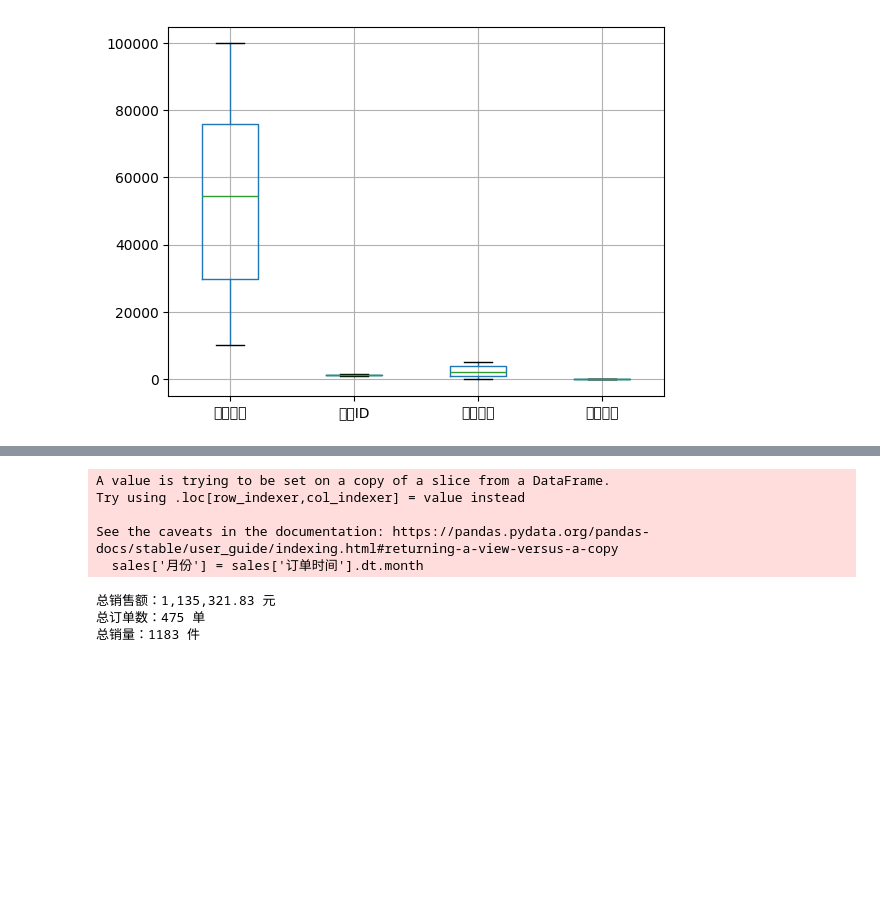
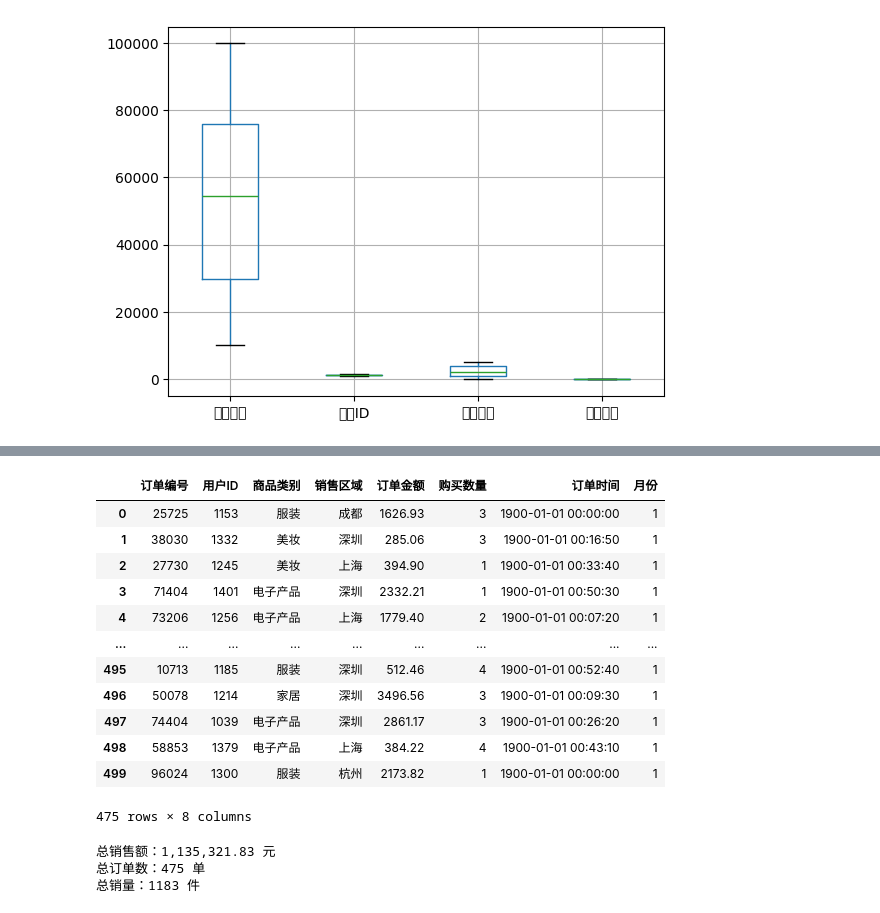
Before and after one commit to yandifei/study, a Jupyter notebook: Python_basic_study/python数据分析课程/透视表和交叉表 实战/电商销售数据处理.ipynb, the cells around one changed output, grey strips where cells are left out. Saved outputs shown, nothing was run; the diff lists cells and outputs as text; code cells hidden in the pictures; blank space fills up the shorter version.

```diff
--- a/Python_basic_study/python数据分析课程/透视表和交叉表 实战/电商销售数据处理.ipynb
+++ b/Python_basic_study/python数据分析课程/透视表和交叉表 实战/电商销售数据处理.ipynb
@@ -88,8 +88,8 @@ sales.duplicated()
 519     True
 Length: 495, dtype: bool
 # %%
-# 删除重复值
-sales = sales.drop_duplicates()
+# 删除重复值（订单编号 才是唯一的键值）
+sales = sales.drop_duplicates(subset=['订单编号'])
 sales
 # %% [output]
 |  | 订单编号 | 用户ID | 商品类别 | 销售区域 | 订单金额 | 购买数量 | 订单时间 |
@@ -176,12 +200,21 @@ See the caveats in the documentation: https://pandas.pydata.org/pandas-docs/stab
 # %%
 # 新增月份列
 sales['月份'] = sales['订单时间'].dt.month
+sales
 # %% [output]
+|  | 订单编号 | 用户ID | 商品类别 | 销售区域 | 订单金额 | 购买数量 | 订单时间 | 月份 |
+| 0 | 25725 | 1153 | 服装 | 成都 | 1626.93 | 3 | 1900-01-01 00:00:00 | 1 |
+| 1 | 38030 | 1332 | 美妆 | 深圳 | 285.06 | 3 | 1900-01-01 00:16:50 | 1 |
+| 2 | 27730 | 1245 | 美妆 | 上海 | 394.90 | 1 | 1900-01-01 00:33:40 | 1 |
+| 3 | 71404 | 1401 | 电子产品 | 深圳 | 2332.21 | 1 | 1900-01-01 00:50:30 | 1 |
+| 4 | 73206 | 1256 | 电子产品 | 上海 | 1779.40 | 2 | 1900-01-01 00:07:20 | 1 |
+| ... | ... | ... | ... | ... | ... | ... | ... | ... |
+| 495 | 10713 | 1185 | 服装 | 深圳 | 512.46 | 4 | 1900-01-01 00:52:40 | 1 |
+| 496 | 50078 | 1214 | 家居 | 深圳 | 3496.56 | 3 | 1900-01-01 00:09:30 | 1 |
+| 497 | 74404 | 1039 | 电子产品 | 深圳 | 2861.17 | 3 | 1900-01-01 00:26:20 | 1 |
+| 498 | 58853 | 1379 | 电子产品 | 上海 | 384.22 | 4 | 1900-01-01 00:43:10 | 1 |
+| 499 | 96024 | 1300 | 服装 | 杭州 | 2173.82 | 1 | 1900-01-01 00:00:00 | 1 |
-A value is trying to be set on a copy of a slice from a DataFrame.
-Try using .loc[row_indexer,col_indexer] = value instead
-
-See the caveats in the documentation: https://pandas.pydata.org/pandas-docs/stable/user_guide/indexing.html#returning-a-view-versus-a-copy
-  sales['月份'] = sales['订单时间'].dt.month
+475 rows × 8 columns
 # %%
 # 总销售额、总订单数、总销量
 total_sales = sales['订单金额'].sum()
```
Also changed, not shown: parts of 3 cells of this notebook, 1 other file.
